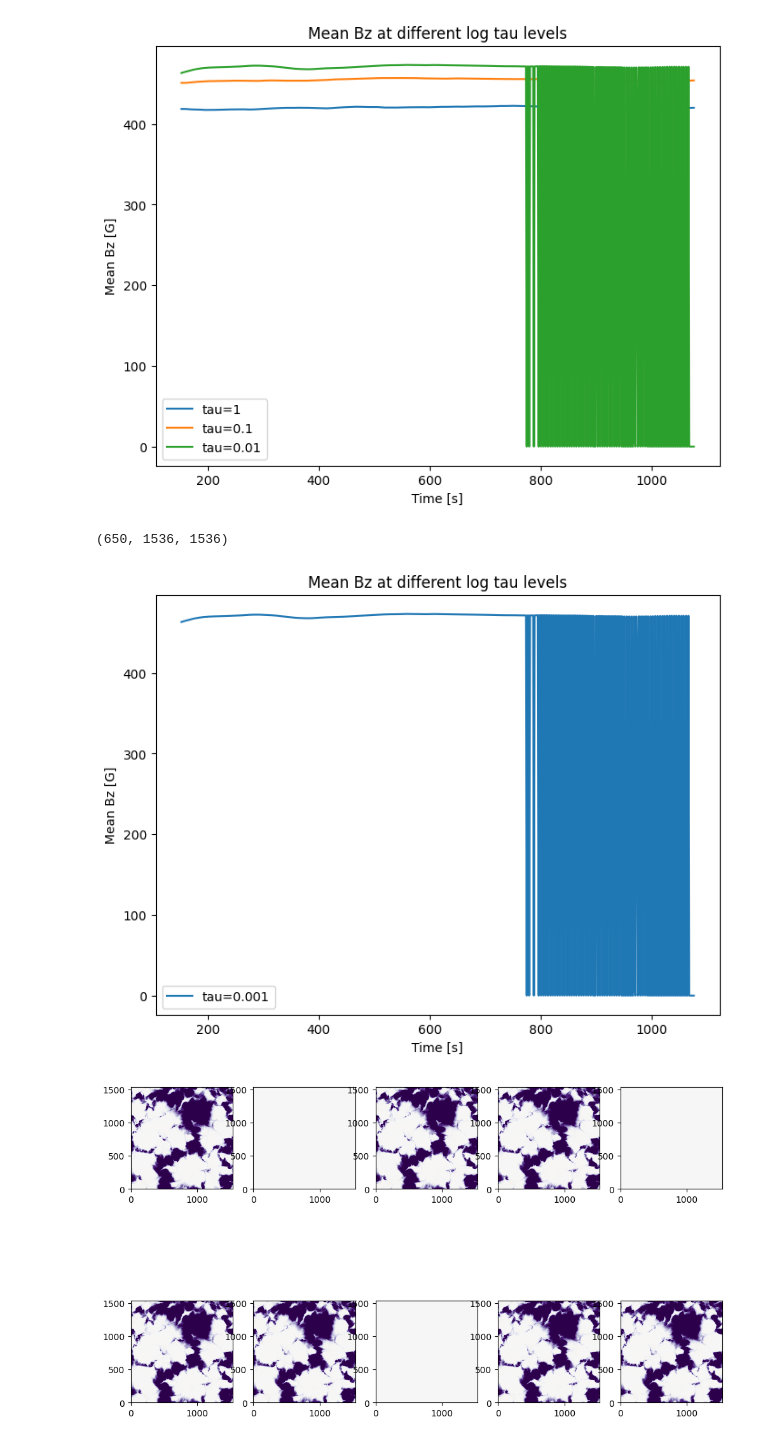
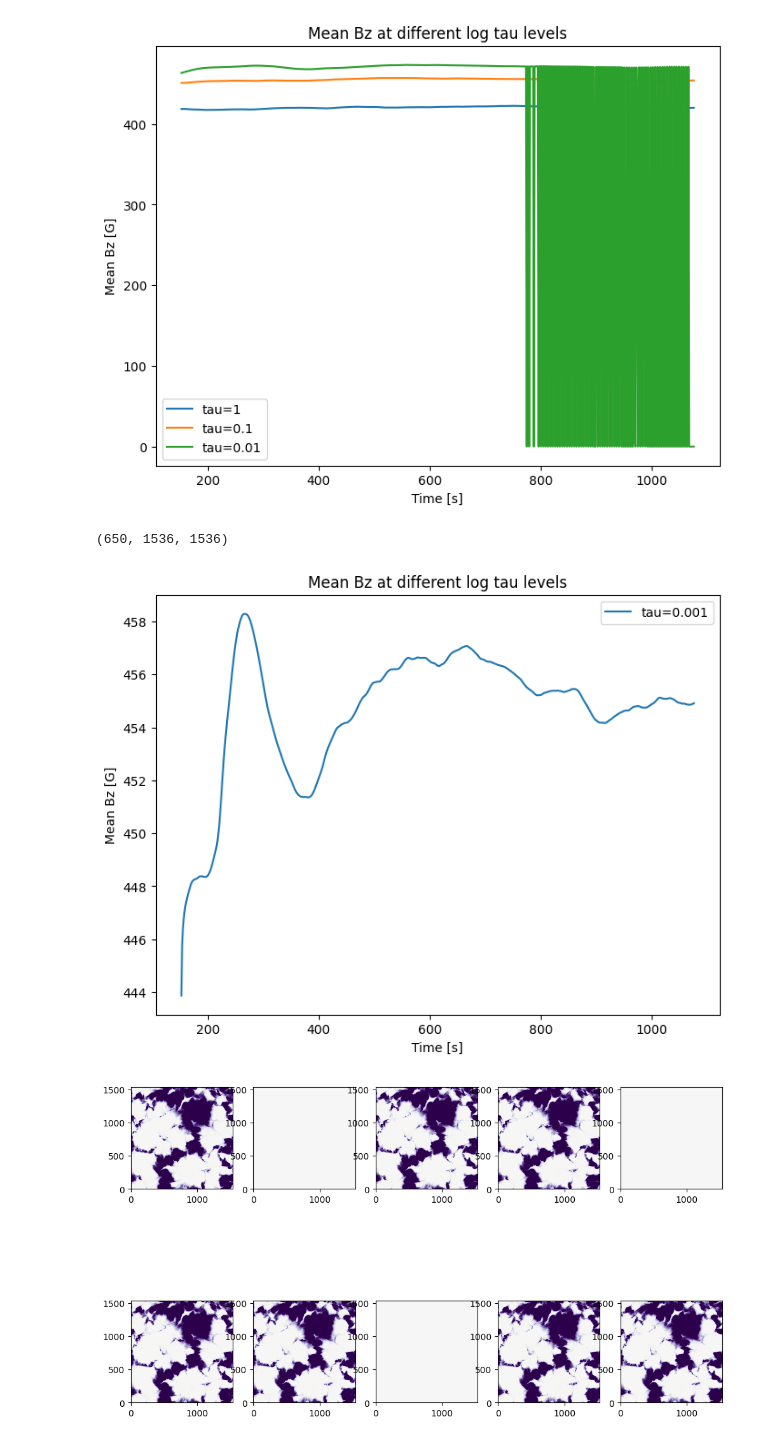
Before and after one commit to ivanzmilic/snapy, a Jupyter notebook: muram_dat_reading.ipynb, the cells around one changed output. Drawn from its saved outputs; the diff is of its cells as text; code cells hidden in the pictures.

```diff
--- a/muram_dat_reading.ipynb
+++ b/muram_dat_reading.ipynb
@@ -138,20 +139,20 @@ plt.savefig('mean_Bz_vs_time.png',dpi=150)
 # %%
 # At log tau = 0.01 and then compare all three on the same plot
 Bz_tau0001 = np.memmap(path2D+'Pore_10Mm_6x6km_res_Bz400G_tau_0.001_bx_012000_to_044450.dat',dtype=np.float32,mode='r',shape=(nsnaps,nx,ny))
 print(Bz_tau0001.shape)
-mean_Bz_tau0001 = np.mean(Bz_tau1*Bunit,axis=(1,2))
+mean_Bz_tau0001 = np.mean(Bz_tau0001*Bunit,axis=(1,2))
 plt.figure(figsize= (8.0,6.0))
 #plt.plot(time[1,:], mean_Bz, label='tau=1')
 #plt.plot(time[1,:], mean_Bz_tau01, label='tau=0.1')
 plt.plot(time[1,:], mean_Bz_tau0001, label='tau=0.001')
 plt.xlabel('Time [s]')
 plt.ylabel('Mean Bz [G]')
 plt.legend()
 plt.title('Mean Bz at different log tau levels')
 plt.savefig('mean_Bz_vs_time.png',dpi=150)
 # %% [output]
 (650, 1536, 1536)
-[figure, old version]
+[figure, new version]
 # %%
 # Plot 2x 5 snapshots here
 plt.figure(figsize=(12,8))
```
Also changed, not shown: parts of 2 cells of this notebook, 6 other files.
